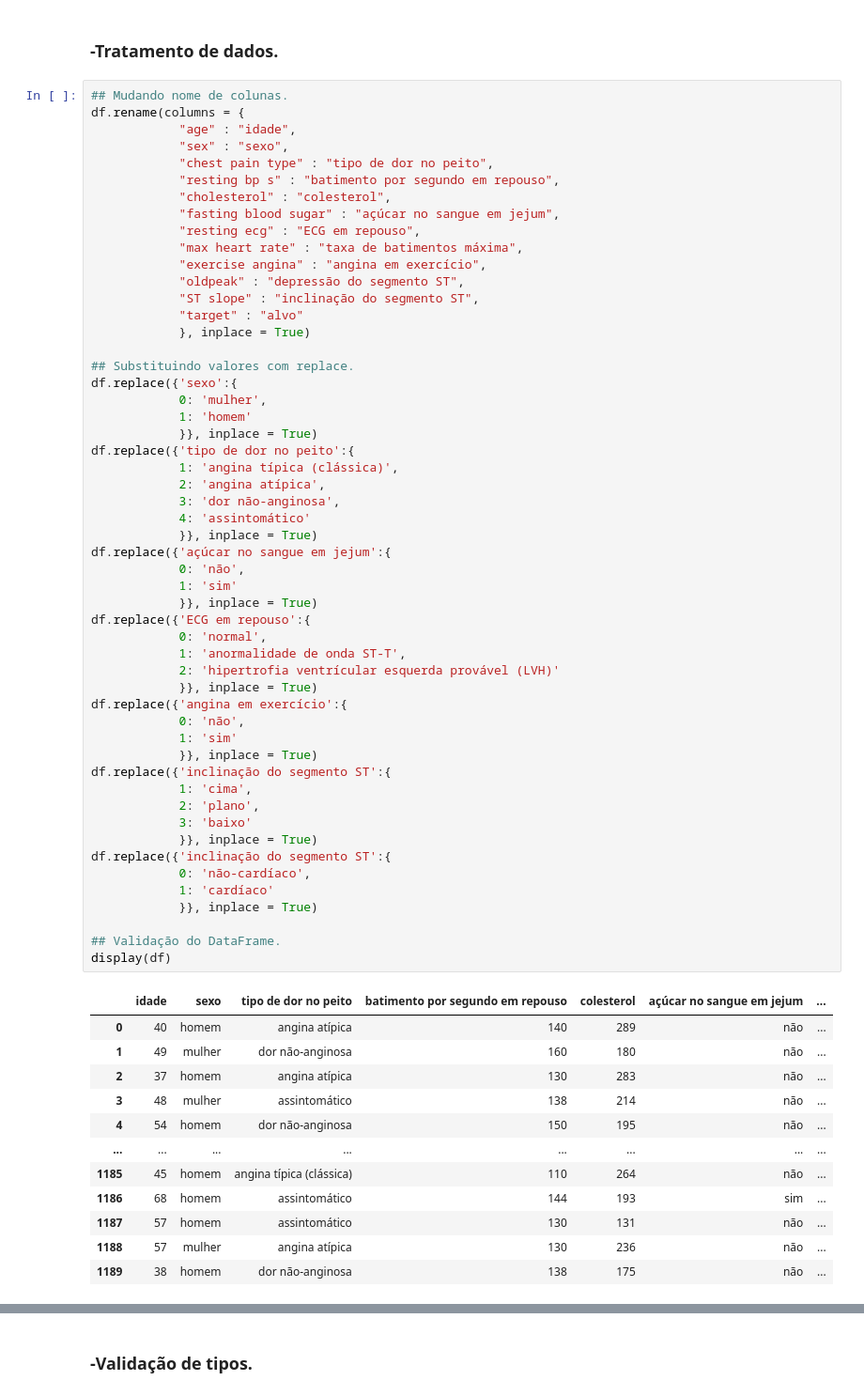
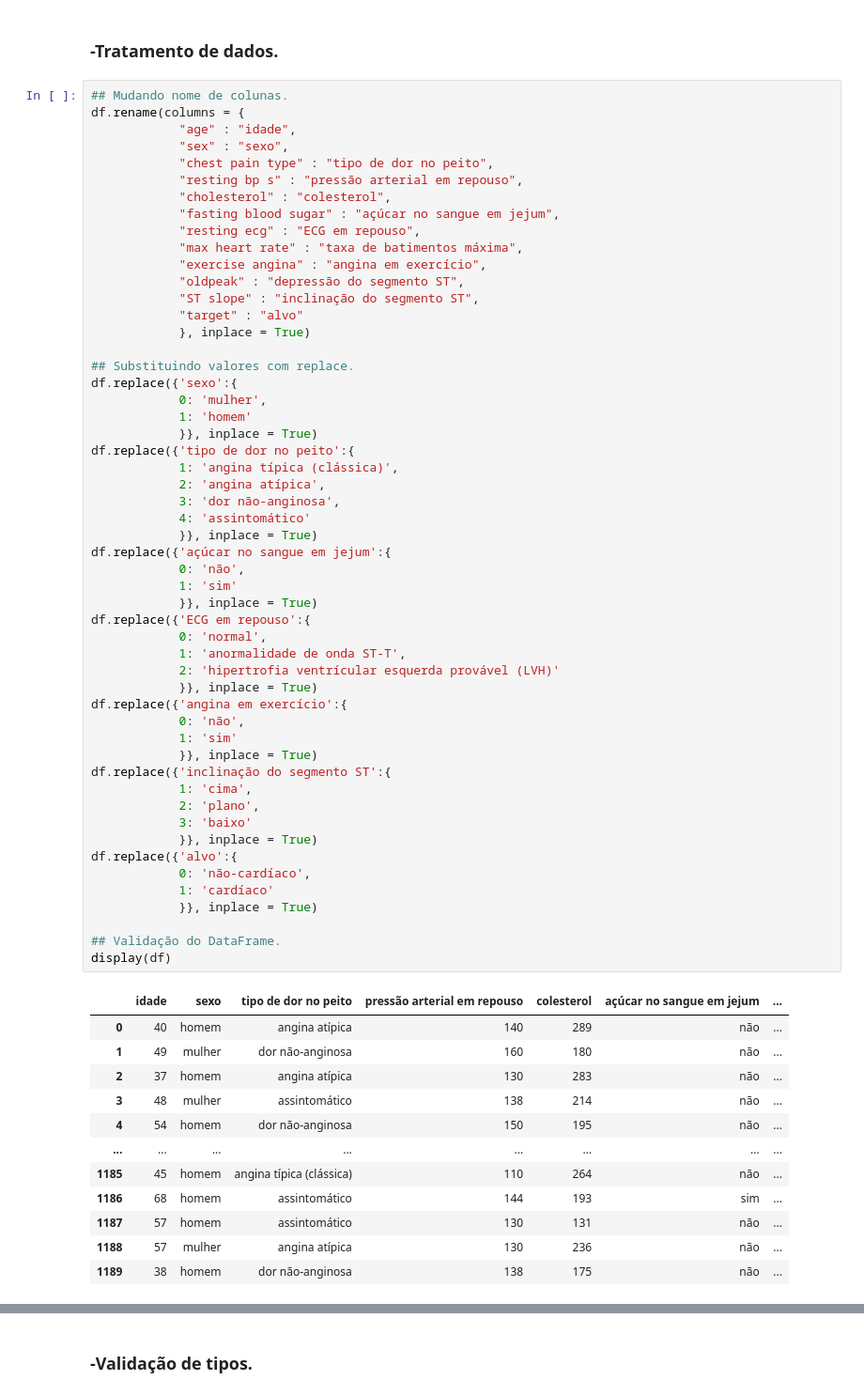
Before and after one commit to atlantico-academy/equipe8-2024.3, a Jupyter notebook: notebooks/01-exploratory_data_analysis.ipynb, the cells around one changed output, grey strips where cells are left out. Shown at 94% size. Cells and saved outputs as stored; diff of their text form.

```diff
--- a/notebooks/01-exploratory_data_analysis.ipynb
+++ b/notebooks/01-exploratory_data_analysis.ipynb
@@ -77,7 +77,7 @@ df.rename(columns = {
             "age" : "idade",
             "sex" : "sexo",
             "chest pain type" : "tipo de dor no peito",
-            "resting bp s" : "batimento por segundo em repouso",
+            "resting bp s" : "pressão arterial em repouso",
             "cholesterol" : "colesterol",
             "fasting blood sugar" : "açúcar no sangue em jejum",
             "resting ecg" : "ECG em repouso",
@@ -97,35 +97,35 @@ df.replace({'tipo de dor no peito':{
             1: 'angina típica (clássica)',
             2: 'angina atípica',
             3: 'dor não-anginosa',
             4: 'assintomático'
             }}, inplace = True)
 df.replace({'açúcar no sangue em jejum':{
             0: 'não',
             1: 'sim'
             }}, inplace = True)
 df.replace({'ECG em repouso':{
             0: 'normal',
             1: 'anormalidade de onda ST-T',
             2: 'hipertrofia ventrícular esquerda provável (LVH)'
             }}, inplace = True)
 df.replace({'angina em exercício':{
             0: 'não',
             1: 'sim'
             }}, inplace = True)
 df.replace({'inclinação do segmento ST':{
             1: 'cima',
             2: 'plano',
             3: 'baixo'
             }}, inplace = True)
-df.replace({'inclinação do segmento ST':{
+df.replace({'alvo':{
             0: 'não-cardíaco',
             1: 'cardíaco'
             }}, inplace = True)
 
 ## Validação do DataFrame.
 display(df)
 # %% [output]
-|  | idade | sexo | tipo de dor no peito | batimento por segundo em repouso | colesterol | açúcar no sangue em jejum | ... |
+|  | idade | sexo | tipo de dor no peito | pressão arterial em repouso | colesterol | açúcar no sangue em jejum | ... |
 | 0 | 40 | homem | angina atípica | 140 | 289 | não | ... |
 | 1 | 49 | mulher | dor não-anginosa | 160 | 180 | não | ... |
 | 2 | 37 | homem | angina atípica | 130 | 283 | não | ... |
```
Also changed, not shown: parts of 21 cells of this notebook.
